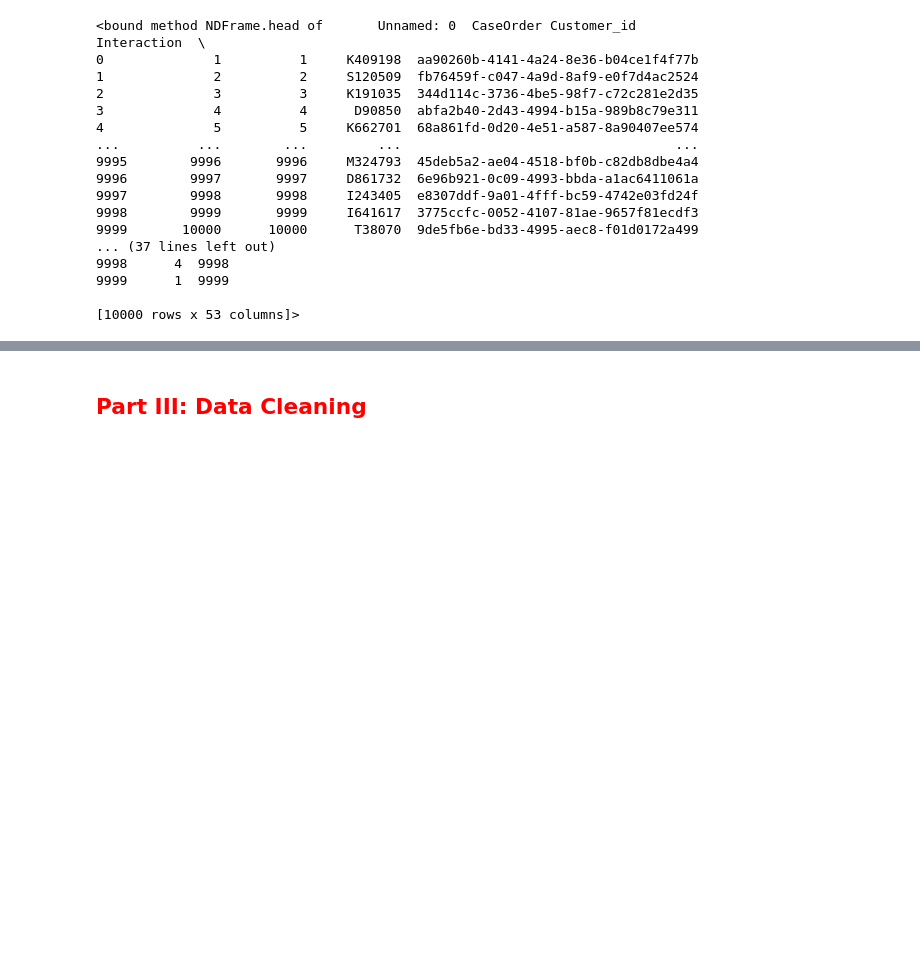
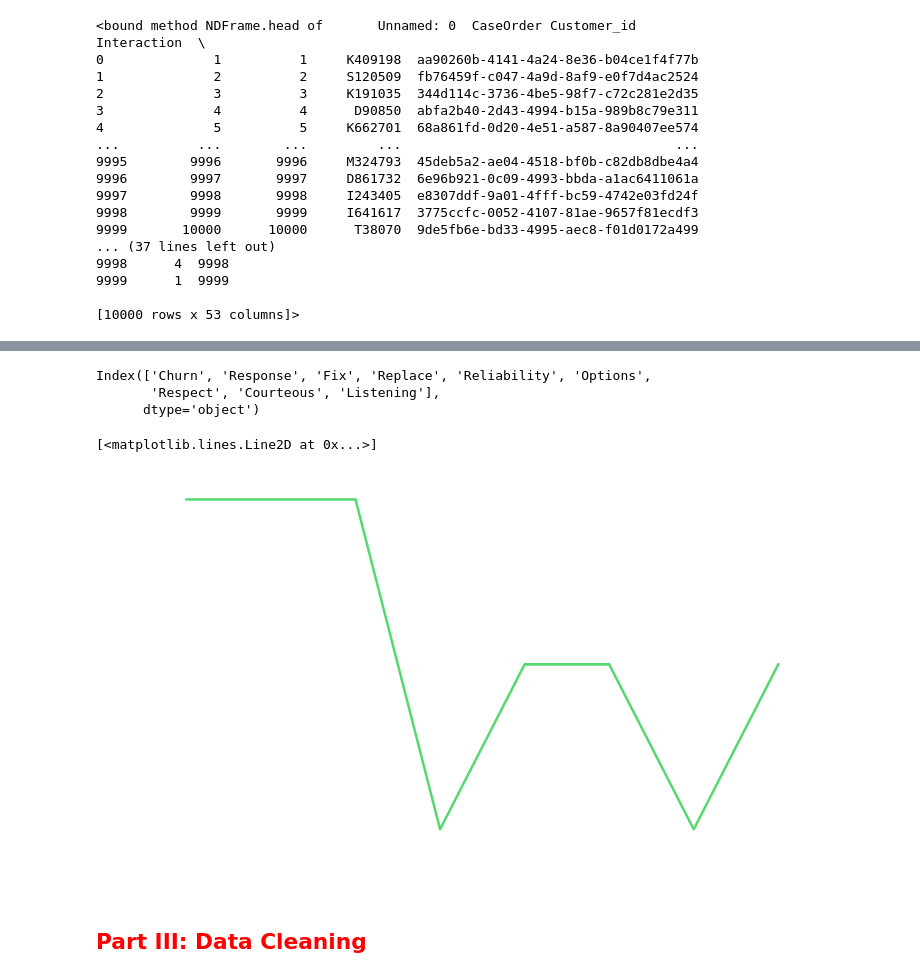
Before and after one commit to RyanLBuchanan/D206_Data_Cleaning, a Jupyter notebook: Performance_Assessment/Churn Data and Dictionary Files/hfy4k43ojf892f0dy7sd/D206_Performance_Assessment.ipynb, the cells around one changed output, grey strips where cells are left out. Saved outputs shown, nothing was run; the diff lists cells and outputs as text; code cells hidden in the pictures; blank space fills up the shorter version.

```diff
--- a/Performance_Assessment/Churn Data and Dictionary Files/hfy4k43ojf892f0dy7sd/D206_Performance_Assessment.ipynb
+++ b/Performance_Assessment/Churn Data and Dictionary Files/hfy4k43ojf892f0dy7sd/D206_Performance_Assessment.ipynb
@@ -264,3 +288,14 @@ churn_df.head
+# %%
+churn_survey.columns
+# %% [output]
+Index(['Churn', 'Response', 'Fix', 'Replace', 'Reliability', 'Options',
+       'Respect', 'Courteous', 'Listening'],
+      dtype='object')
+# %%
+plt.plot(churn_survey.loc[0, 'Response':'Listening'])
+# %% [output]
+[<matplotlib.lines.Line2D at 0x...>]
+[figure, added]
 # %% [markdown]
 ## <span style="color:red">Part III: Data Cleaning</span>
 # %% [markdown]
```
Also changed, not shown: parts of 7 cells of this notebook.
